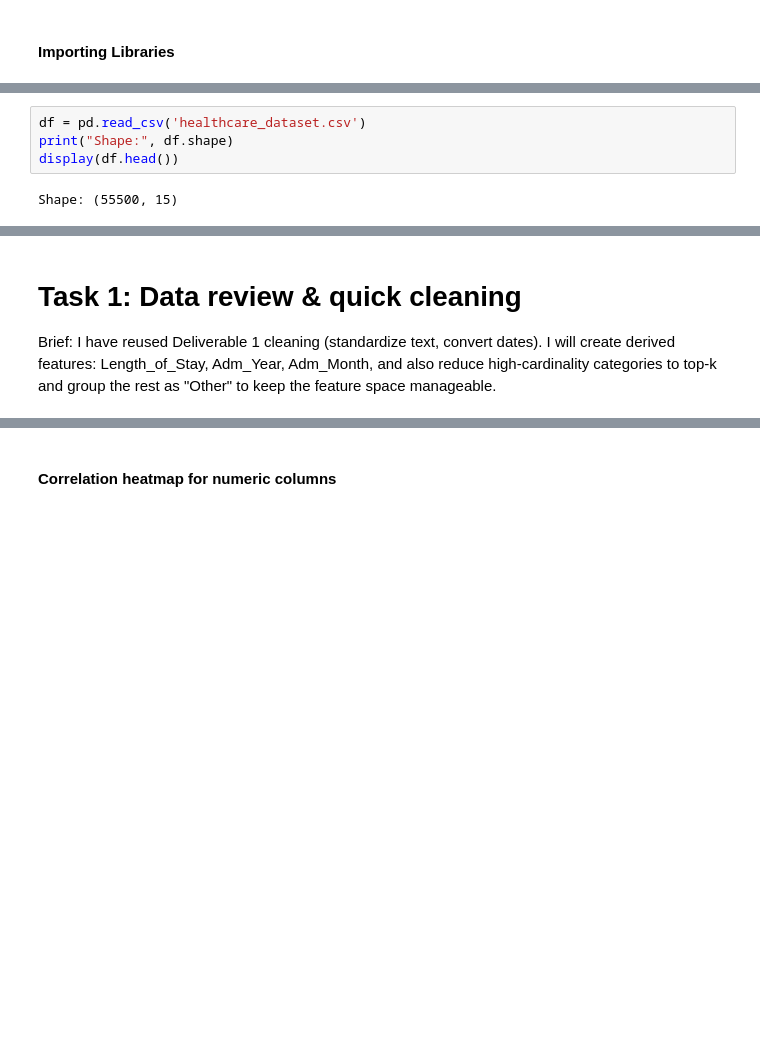
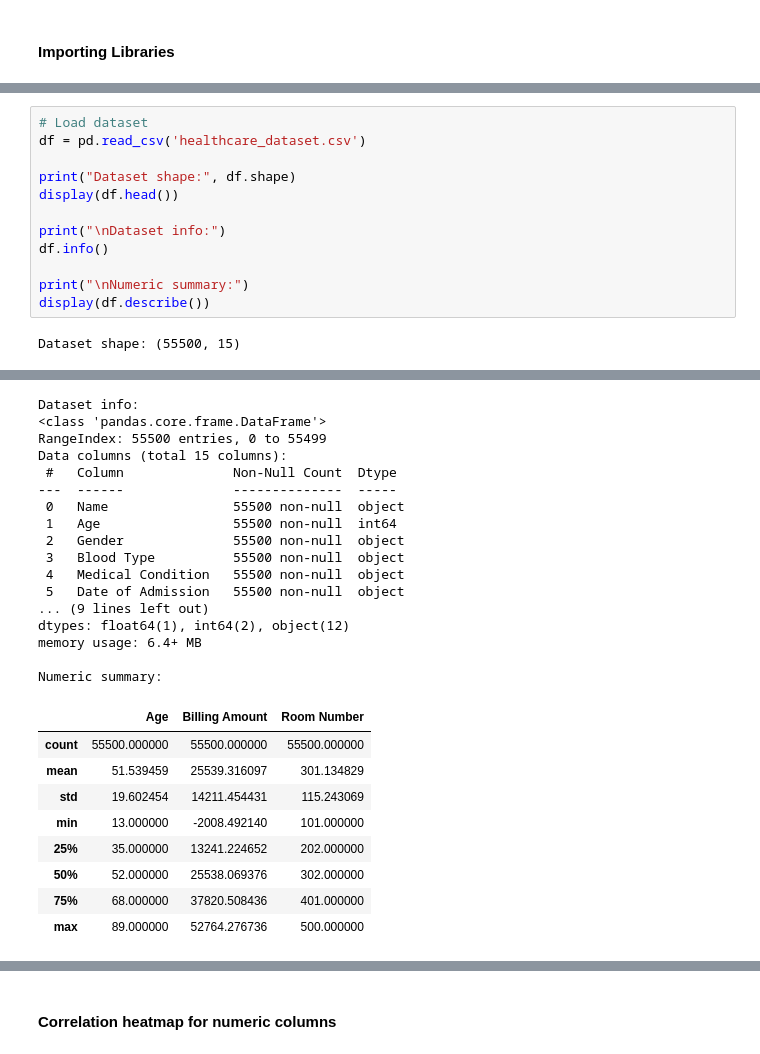
Before and after one commit to GaurabK19/Project-Deliverable-2-Regression-Modeling-and-Performance-Evaluation, a Jupyter notebook: main.ipynb, the cells around one changed output, grey strips where cells are left out. Cells and saved outputs as stored; diff of their text form; blank space fills up the shorter version.

```diff
--- a/main.ipynb
+++ b/main.ipynb
@@ -36,15 +43,46 @@ sns.set_theme(style='whitegrid', context='notebook')
 # %%
+# Load dataset
 df = pd.read_csv('healthcare_dataset.csv')
-print("Shape:", df.shape)
+
+print("Dataset shape:", df.shape)
 display(df.head())
+
+print("\nDataset info:")
+df.info()
+
+print("\nNumeric summary:")
+display(df.describe())
 # %% [output]
-Shape: (55500, 15)
+Dataset shape: (55500, 15)
 |  | Name | Age | Gender | Blood Type | Medical Condition | Date of Admission | Doctor | Hospital | ... |
 | 0 | Bobby JacksOn | 30 | Male | B- | Cancer | 2024-01-31 | Matthew Smith | Sons and Miller | ... |
 | 1 | LesLie TErRy | 62 | Male | A+ | Obesity | 2019-08-20 | Samantha Davies | Kim Inc | ... |
 | 2 | DaNnY sMitH | 76 | Female | A- | Obesity | 2022-09-22 | Tiffany Mitchell | Cook PLC | ... |
 | 3 | andrEw waTtS | 28 | Female | O+ | Diabetes | 2020-11-18 | Kevin Wells | Hernandez Rogers and Vang, | ... |
 | 4 | adrIENNE bEll | 43 | Female | AB+ | Cancer | 2022-09-19 | Kathleen Hanna | White-White | ... |
+Dataset info:
+<class 'pandas.core.frame.DataFrame'>
+RangeIndex: 55500 entries, 0 to 55499
+Data columns (total 15 columns):
+ #   Column              Non-Null Count  Dtype
+---  ------              --------------  -----
+ 0   Name                55500 non-null  object
+ 1   Age                 55500 non-null  int64
+ 2   Gender              55500 non-null  object
+ 3   Blood Type          55500 non-null  object
+ 4   Medical Condition   55500 non-null  object
+ 5   Date of Admission   55500 non-null  object
+... (9 lines left out)
+dtypes: float64(1), int64(2), object(12)
+memory usage: 6.4+ MB
+
+Numeric summary:
+|  | Age | Billing Amount | Room Number |
+| count | 55500.000000 | 55500.000000 | 55500.000000 |
+| mean | 51.539459 | 25539.316097 | 301.134829 |
+| std | 19.602454 | 14211.454431 | 115.243069 |
+| min | 13.000000 | -2008.492140 | 101.000000 |
+| 25% | 35.000000 | 13241.224652 | 202.000000 |
+| 50% | 52.000000 | 25538.069376 | 302.000000 |
+| 75% | 68.000000 | 37820.508436 | 401.000000 |
+| max | 89.000000 | 52764.276736 | 500.000000 |
-# %% [markdown]
-# Task 1: Data review & quick cleaning
-Brief: I have reused Deliverable 1 cleaning (standardize text, convert dates). I will create derived features: Length_of_Stay, Adm_Year, Adm_Month, and also reduce high-cardinality categories to top-k and group the rest as "Other" to keep the feature space manageable.
```
Also changed, not shown: parts of 57 cells of this notebook, 3 other files.
